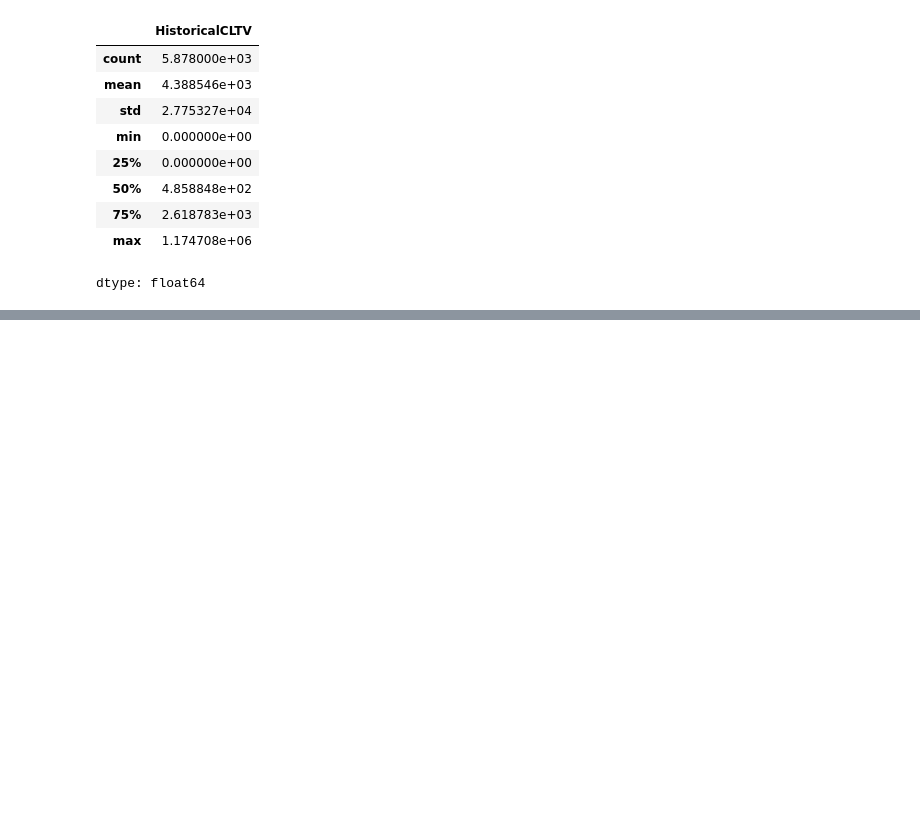
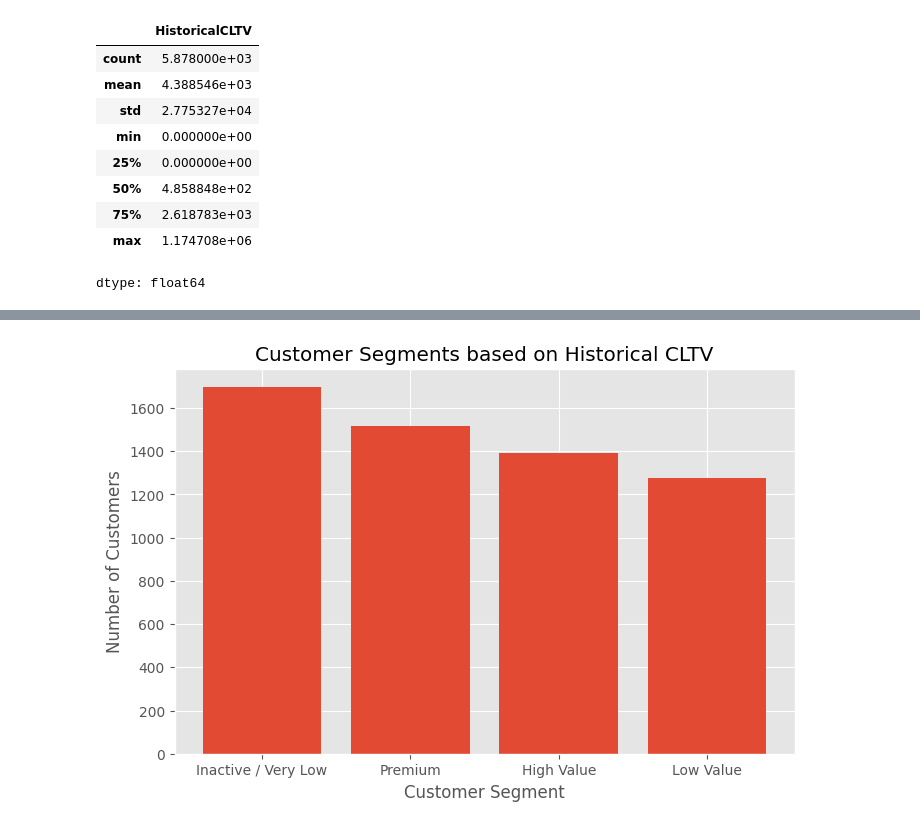
Before and after one commit to arjunkacha/saas-cohort-retention-cltv-analysis, a Jupyter notebook: notebooks/project_2_cohort_retention_cltv_analysis.ipynb, the cells around one changed output, grey strips where cells are left out. Cells and saved outputs as stored; diff of their text form; code cells hidden in the pictures; blank space fills up the shorter version.

Commit message:
feat: segment customers based on historical CLTV

```diff
--- a/notebooks/project_2_cohort_retention_cltv_analysis.ipynb
+++ b/notebooks/project_2_cohort_retention_cltv_analysis.ipynb
@@ -799,0 +817,13 @@ customer_summary.sort_values(
+# %%
+customer_summary["CustomerSegment"] = pd.cut(
+    customer_summary["HistoricalCLTV"],
+    bins=[-1, 0, 500, 2500, customer_summary["HistoricalCLTV"].max()],
+    labels=[
+        "Inactive / Very Low",
+        "Low Value",
+        "High Value",
+        "Premium"
+    ]
+)
+
+customer_summary["CustomerSegment"].value_counts()
@@ -799,0 +838,14 @@ customer_summary.sort_values(
+# %%
+segment_counts = customer_summary["CustomerSegment"].value_counts()
+
+plt.figure(figsize=(8,5))
+
+plt.bar(segment_counts.index.astype(str), segment_counts.values)
+
+plt.title("Customer Segments based on Historical CLTV")
+plt.xlabel("Customer Segment")
+plt.ylabel("Number of Customers")
+
+plt.show()
+# %% [output]
+[figure, added]
```
Also changed, not shown: parts of 4 cells of this notebook.
